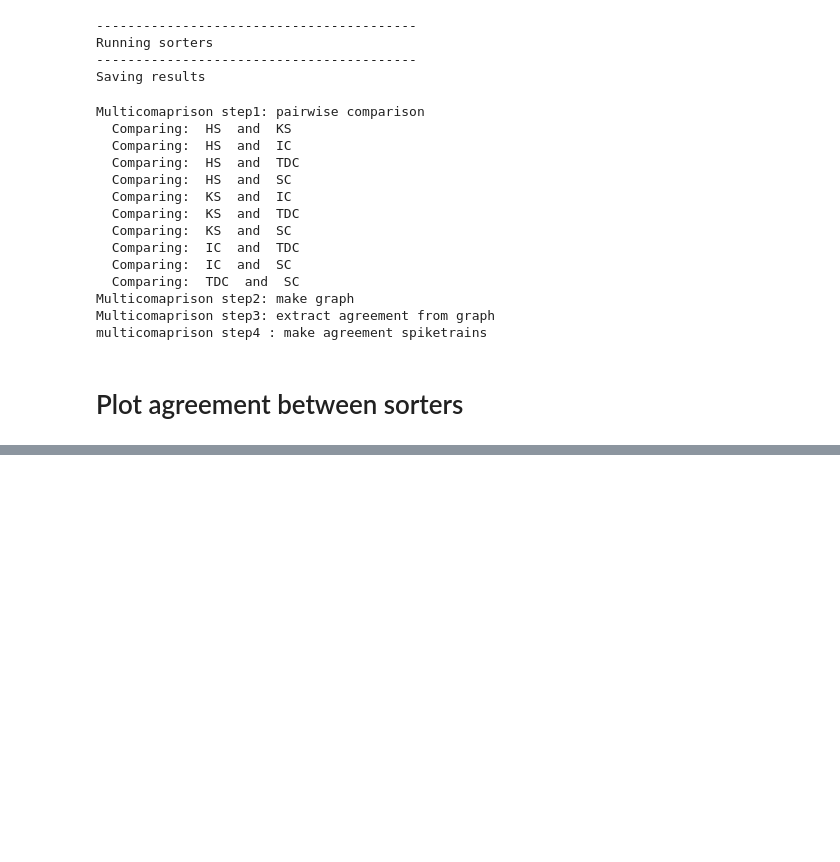
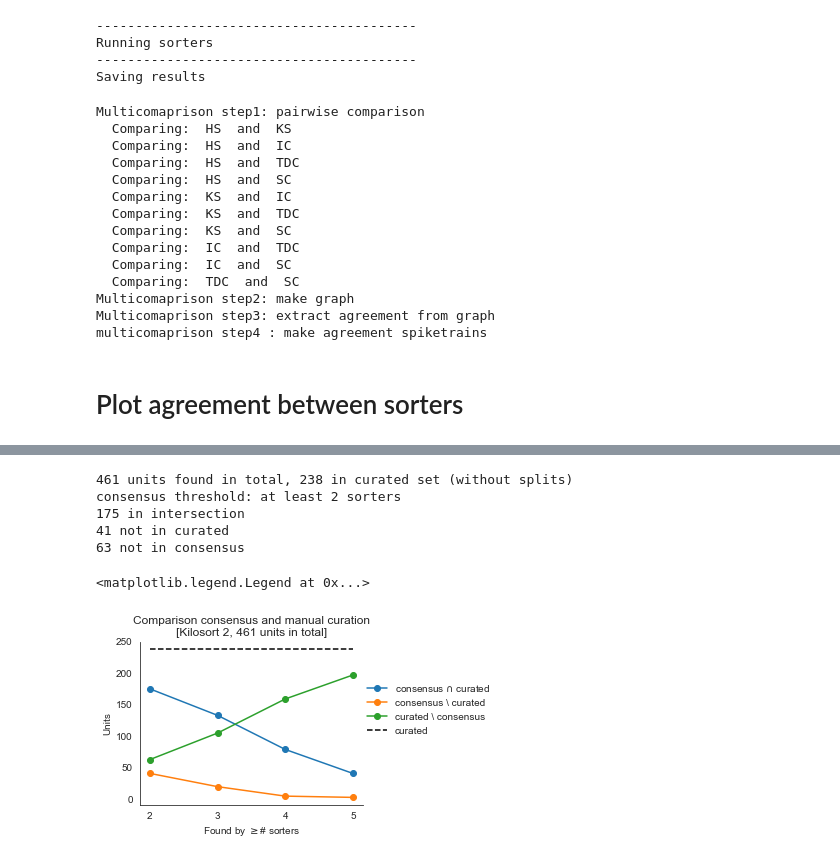
Before and after one commit to SpikeInterface/SpikeInterface.github.io, a Jupyter notebook: posts/consensus-mouse412804-probec-30min.ipynb, the cells around one changed output, grey strips where cells are left out. Saved outputs shown, nothing was run; the diff lists cells and outputs as text; code cells hidden in the pictures; blank space fills up the shorter version.

```diff
--- a/posts/consensus-mouse412804-probec-30min.ipynb
+++ b/posts/consensus-mouse412804-probec-30min.ipynb
@@ -192,0 +199,65 @@ for i,s in enumerate(sorter_names):
+# %%
+curated = se.NpzSortingExtractor('phy_curated_good.npz')
+# %%
+consensus_threshold = 2
+consensus_units = []
+for sg in zip(sg_units, sg_sorters):
+    u,s = sg
+    if (1 in s) and (len(s)>=consensus_threshold):
+        consensus_units.append(u[s.index(1)])
+
+curated_not_split = set(curated.get_unit_ids()).intersection(sortings[1].get_unit_ids())
+intersect = set(consensus_units).intersection(curated_not_split)
+not_curated = set(consensus_units).difference(curated_not_split)
+not_consensus = set(curated_not_split).difference(consensus_units)
+print('{} units found in total, {} in curated set (without splits)'.format(len(sortings[1].get_unit_ids()),
+                                                                           len(curated_not_split)))
+print('consensus threshold: at least {} sorters'.format(consensus_threshold))
+print('{} in intersection\n{} not in curated\n{} not in consensus'.format(len(intersect), len(not_curated),
+                                                                          len(not_consensus)))
+# %% [output]
+461 units found in total, 238 in curated set (without splits)
+consensus threshold: at least 2 sorters
+175 in intersection
+41 not in curated
+63 not in consensus
+# %%
+matches = []
+difference1 = []
+difference2 = []
+for consensus_threshold in range(2,len(sorter_names)+1):
+    consensus_units = []
+    for sg in zip(sg_units, sg_sorters):
+        u,s = sg
+        if (1 in s) and (len(s)>=consensus_threshold):
+            consensus_units.append(u[s.index(1)])
+
+    curated_not_split = set(curated.get_unit_ids()).intersection(sortings[1].get_unit_ids())
+    intersect = set(consensus_units).intersection(curated_not_split)
+    not_curated = set(consensus_units).difference(curated_not_split)
+    not_consensus = set(curated_not_split).difference(consensus_units)
+
+    matches.append(len(intersect))
+    difference1.append(len(not_curated))
+    difference2.append(len(not_consensus))
+
+if save_figs:
+    plt.figure(figsize=(3/2,2.5/2))
+else:
+    plt.figure(figsize=(4,3))
+
+ax=plt.subplot(111)
+plt.plot(range(2,len(sorter_names)+1), matches, 'o-', label=r'consensus $\cap$ curated')
+plt.plot(range(2,len(sorter_names)+1), difference1, 'o-', label=r'consensus \ curated')
+plt.plot(range(2,len(sorter_names)+1), difference2, 'o-', label=r'curated \ consensus')
+plt.plot((2,len(sorter_names)), (len(curated_not_split),len(curated_not_split)),'k--', label='curated')
+ax.set_xticks(range(2,len(sorter_names)+1))
+plt.title('Comparison consensus and manual curation\n[Kilosort 2, {} units in total]'.format(len(sortings[1].get_unit_ids())))
+ax.spines['top'].set_visible(False)
+ax.spines['right'].set_visible(False)
+plt.xlabel(r'Found by $\geq$# sorters')
+plt.ylabel('Units')
+plt.legend(frameon=False, loc=(1,0.4))
+# %% [output]
+<matplotlib.legend.Legend at 0x...>
+[figure, added]
```
Also changed, not shown: parts of 6 cells of this notebook.
